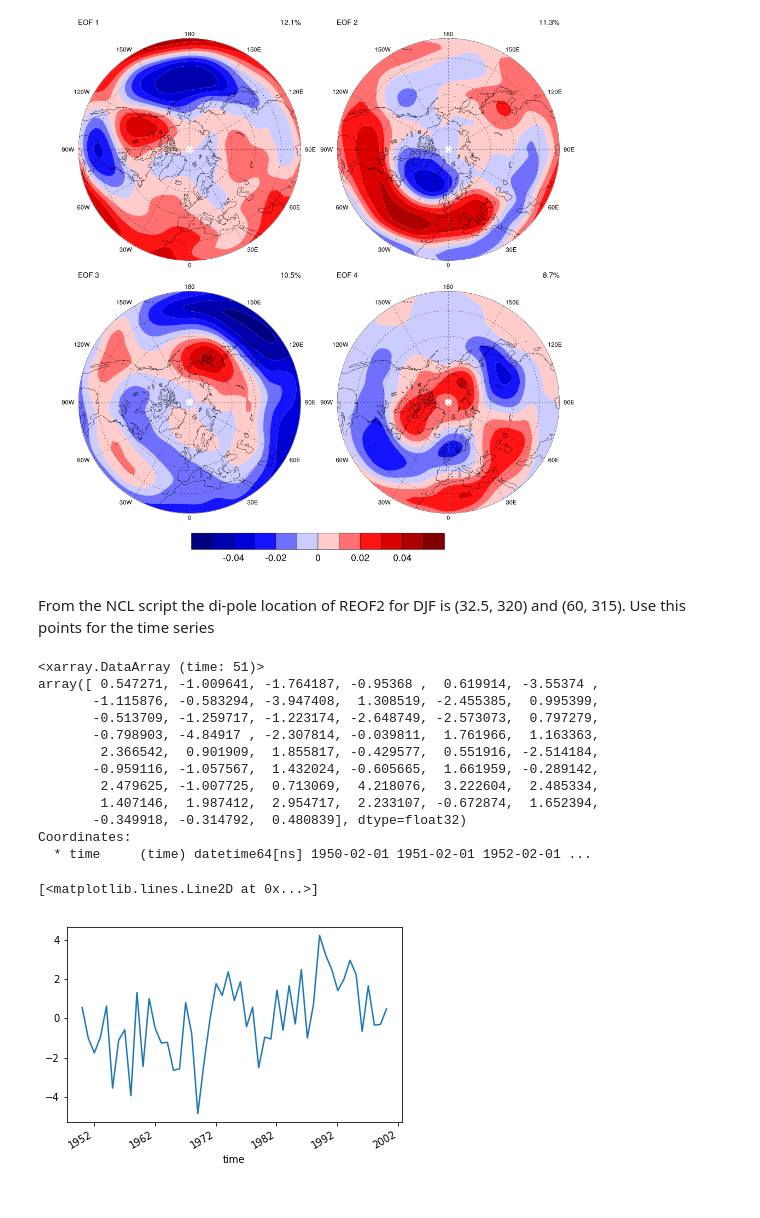
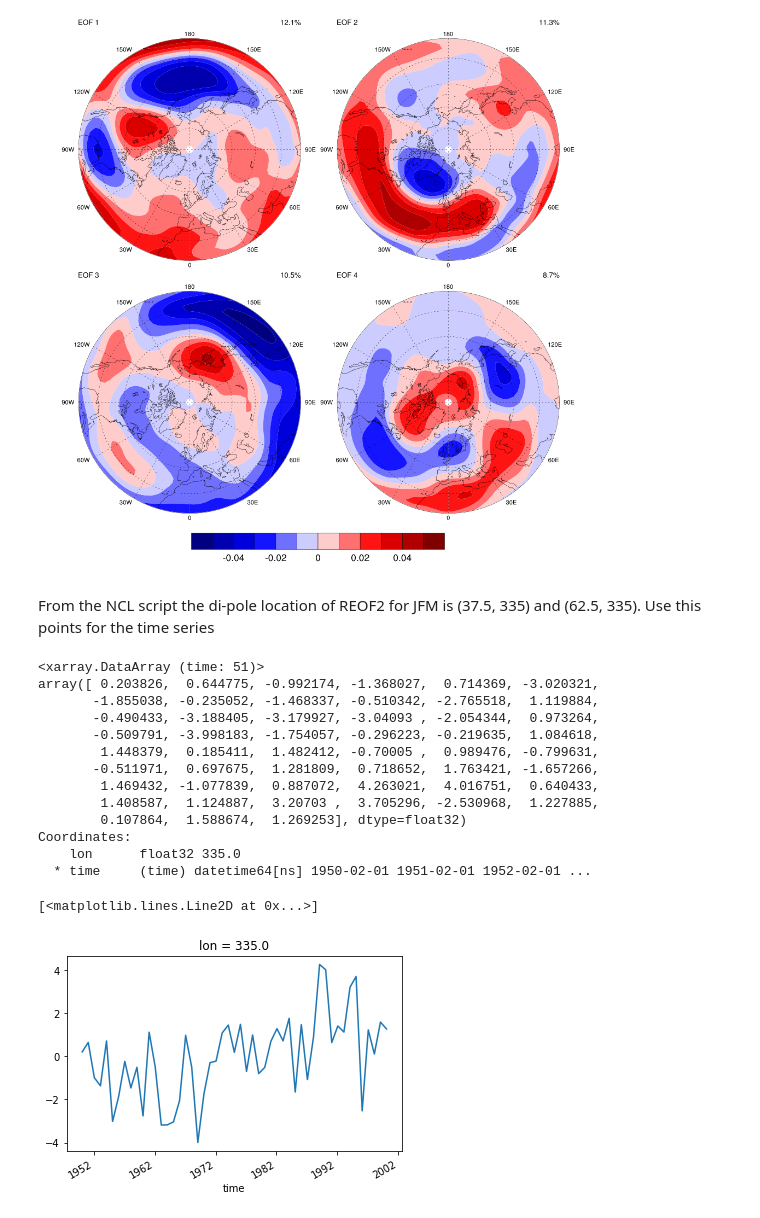
Before and after one commit to raybellwaves/rot-eof-dev, a Jupyter notebook: NAO-CPC.ipynb, the cells around one changed output. Drawn from its saved outputs; the diff is of its cells as text; code cells hidden in the pictures.

```diff
--- a/NAO-CPC.ipynb
+++ b/NAO-CPC.ipynb
@@ -103,25 +104,26 @@ Image(filename = 'NCL/'+season_dim[season]+'_rot_eof.png', width=1000, height=10
 top 4 reofs computed in NCL for season JFM
 [figure]
 # %% [markdown]
-From the NCL script the di-pole location of REOF2 for DJF is (32.5, 320) and (60, 315). Use this points for the time series
+From the NCL script the di-pole location of REOF2 for JFM is (37.5, 335) and (62.5, 335). Use this points for the time series
 # %%
-np = da_sea_anom.sel(lat=60, lon=315)
-sp = da_sea_anom.sel(lat=32.5, lon=320)
+np = da_sea_anom.sel(lat=62.5, lon=335)
+sp = da_sea_anom.sel(lat=37.5, lon=335)
 nao = sp - np
 print(nao)
 nao.plot()
 # %% [output]
 <xarray.DataArray (time: 51)>
-array([ 0.547271, -1.009641, -1.764187, -0.95368 ,  0.619914, -3.55374 ,
-       -1.115876, -0.583294, -3.947408,  1.308519, -2.455385,  0.995399,
-       -0.513709, -1.259717, -1.223174, -2.648749, -2.573073,  0.797279,
-       -0.798903, -4.84917 , -2.307814, -0.039811,  1.761966,  1.163363,
-        2.366542,  0.901909,  1.855817, -0.429577,  0.551916, -2.514184,
-       -0.959116, -1.057567,  1.432024, -0.605665,  1.661959, -0.289142,
-        2.479625, -1.007725,  0.713069,  4.218076,  3.222604,  2.485334,
-        1.407146,  1.987412,  2.954717,  2.233107, -0.672874,  1.652394,
-       -0.349918, -0.314792,  0.480839], dtype=float32)
+array([ 0.203826,  0.644775, -0.992174, -1.368027,  0.714369, -3.020321,
+       -1.855038, -0.235052, -1.468337, -0.510342, -2.765518,  1.119884,
+       -0.490433, -3.188405, -3.179927, -3.04093 , -2.054344,  0.973264,
+       -0.509791, -3.998183, -1.754057, -0.296223, -0.219635,  1.084618,
+        1.448379,  0.185411,  1.482412, -0.70005 ,  0.989476, -0.799631,
+       -0.511971,  0.697675,  1.281809,  0.718652,  1.763421, -1.657266,
+        1.469432, -1.077839,  0.887072,  4.263021,  4.016751,  0.640433,
+        1.408587,  1.124887,  3.20703 ,  3.705296, -2.530968,  1.227885,
+        0.107864,  1.588674,  1.269253], dtype=float32)
 Coordinates:
+    lon      float32 335.0
   * time     (time) datetime64[ns] 1950-02-01 1951-02-01 1952-02-01 ...
 [<matplotlib.lines.Line2D at 0x...>]
-[figure, old version]
+[figure, new version]
```
Also changed, not shown: parts of 2 cells of this notebook.
